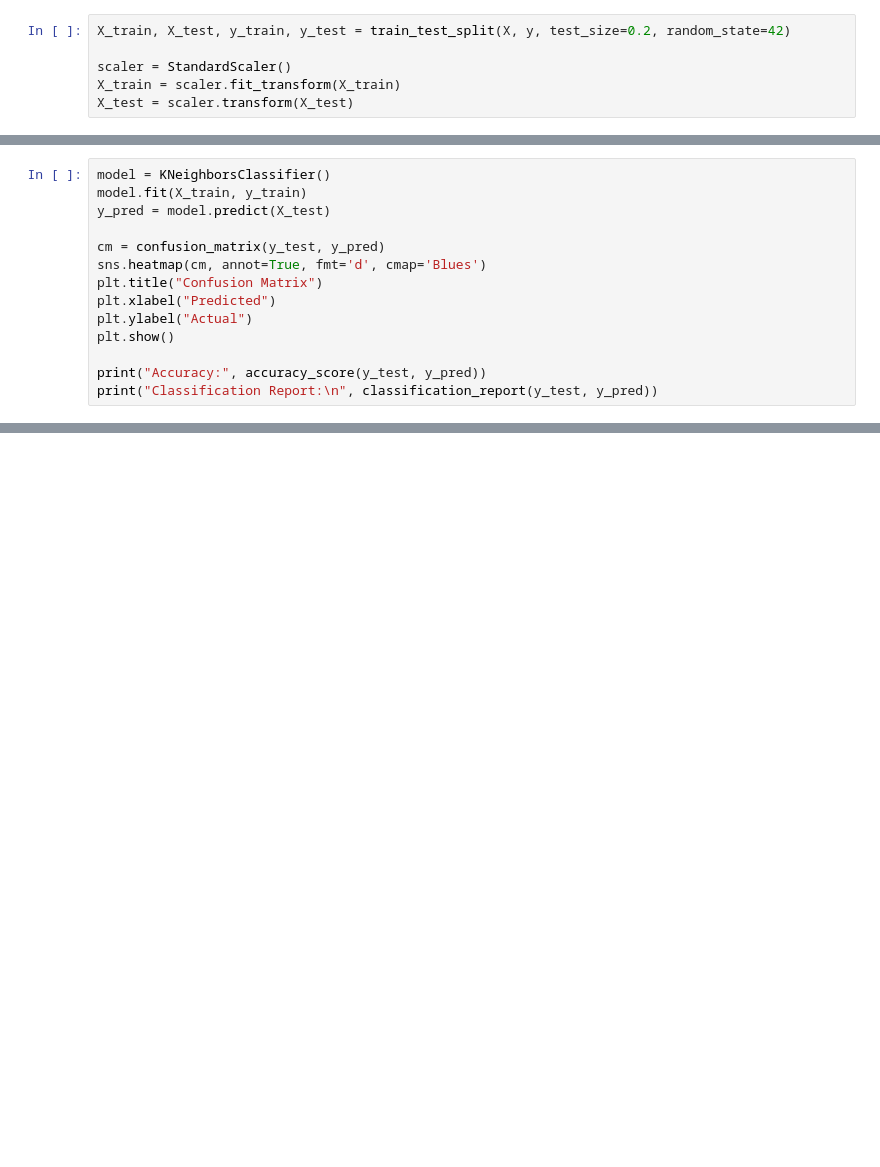
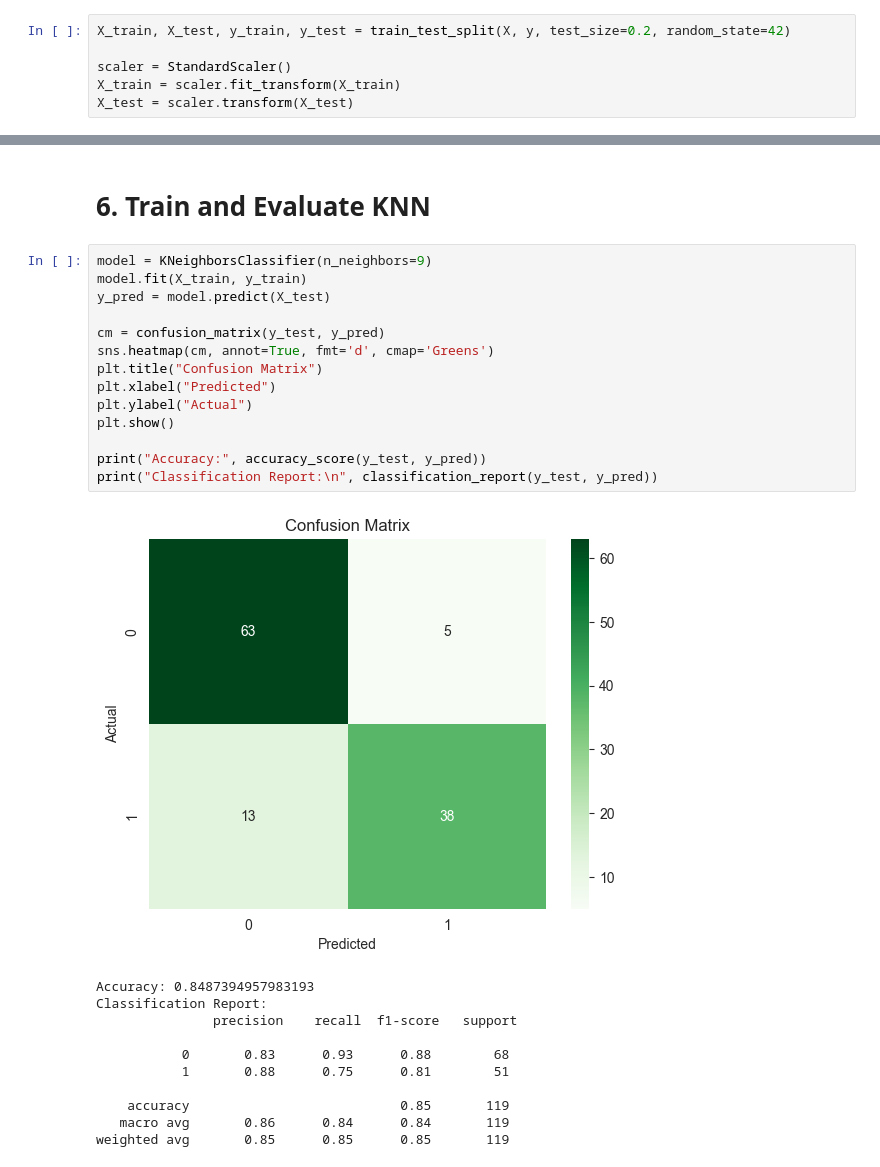
Before and after one commit to BytebenderCoco/machine-learning-predicting-heart-disease, a Jupyter notebook: k-nearest-neighbors.ipynb, the cells around one changed output, grey strips where cells are left out. Drawn from its saved outputs; the diff is of its cells as text; blank space fills up the shorter version.

Commit message:
adding k-nearest-neighbor classifier

```diff
--- a/k-nearest-neighbors.ipynb
+++ b/k-nearest-neighbors.ipynb
@@ -87,14 +84,0 @@ X_test = scaler.transform(X_test)
-# %%
-model = KNeighborsClassifier()
-model.fit(X_train, y_train)
-y_pred = model.predict(X_test)
-
-cm = confusion_matrix(y_test, y_pred)
-sns.heatmap(cm, annot=True, fmt='d', cmap='Blues')
-plt.title("Confusion Matrix")
-plt.xlabel("Predicted")
-plt.ylabel("Actual")
-plt.show()
-
-print("Accuracy:", accuracy_score(y_test, y_pred))
-print("Classification Report:\n", classification_report(y_test, y_pred))
@@ -142,3 +112,31 @@ plt.xticks(k_range)
 plt.show()
 # %% [output]
 [figure]
+# %% [markdown]
+# 6. Train and Evaluate KNN
+# %%
+model = KNeighborsClassifier(n_neighbors=9)
+model.fit(X_train, y_train)
+y_pred = model.predict(X_test)
+
+cm = confusion_matrix(y_test, y_pred)
+sns.heatmap(cm, annot=True, fmt='d', cmap='Greens')
+plt.title("Confusion Matrix")
+plt.xlabel("Predicted")
+plt.ylabel("Actual")
+plt.show()
+
+print("Accuracy:", accuracy_score(y_test, y_pred))
+print("Classification Report:\n", classification_report(y_test, y_pred))
+# %% [output]
+[figure, new version]
+Accuracy: 0.8487394957983193
+Classification Report:
+               precision    recall  f1-score   support
+
+           0       0.83      0.93      0.88        68
+           1       0.88      0.75      0.81        51
+
+    accuracy                           0.85       119
+   macro avg       0.86      0.84      0.84       119
+weighted avg       0.85      0.85      0.85       119
```
Also changed, not shown: parts of 8 cells of this notebook.
